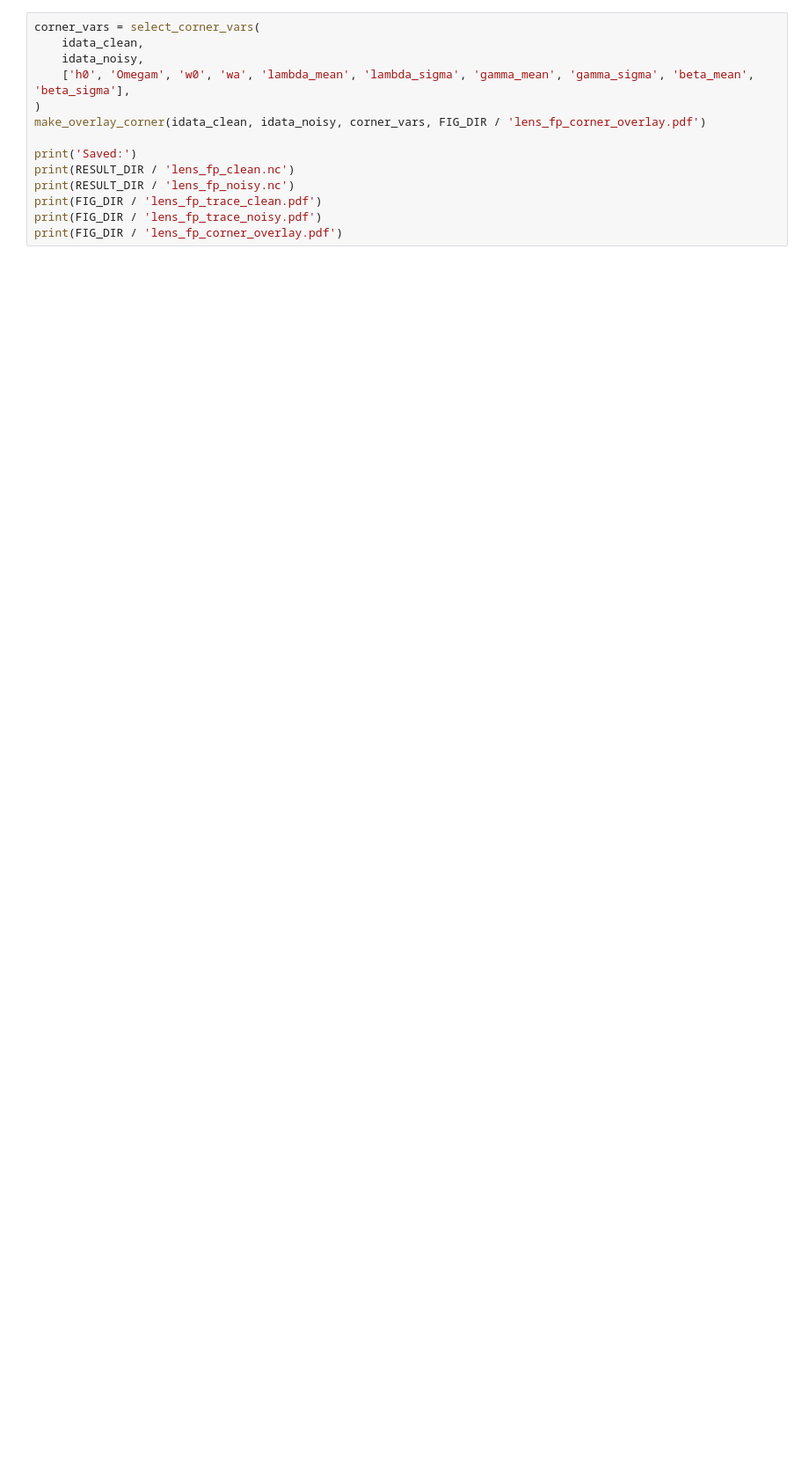
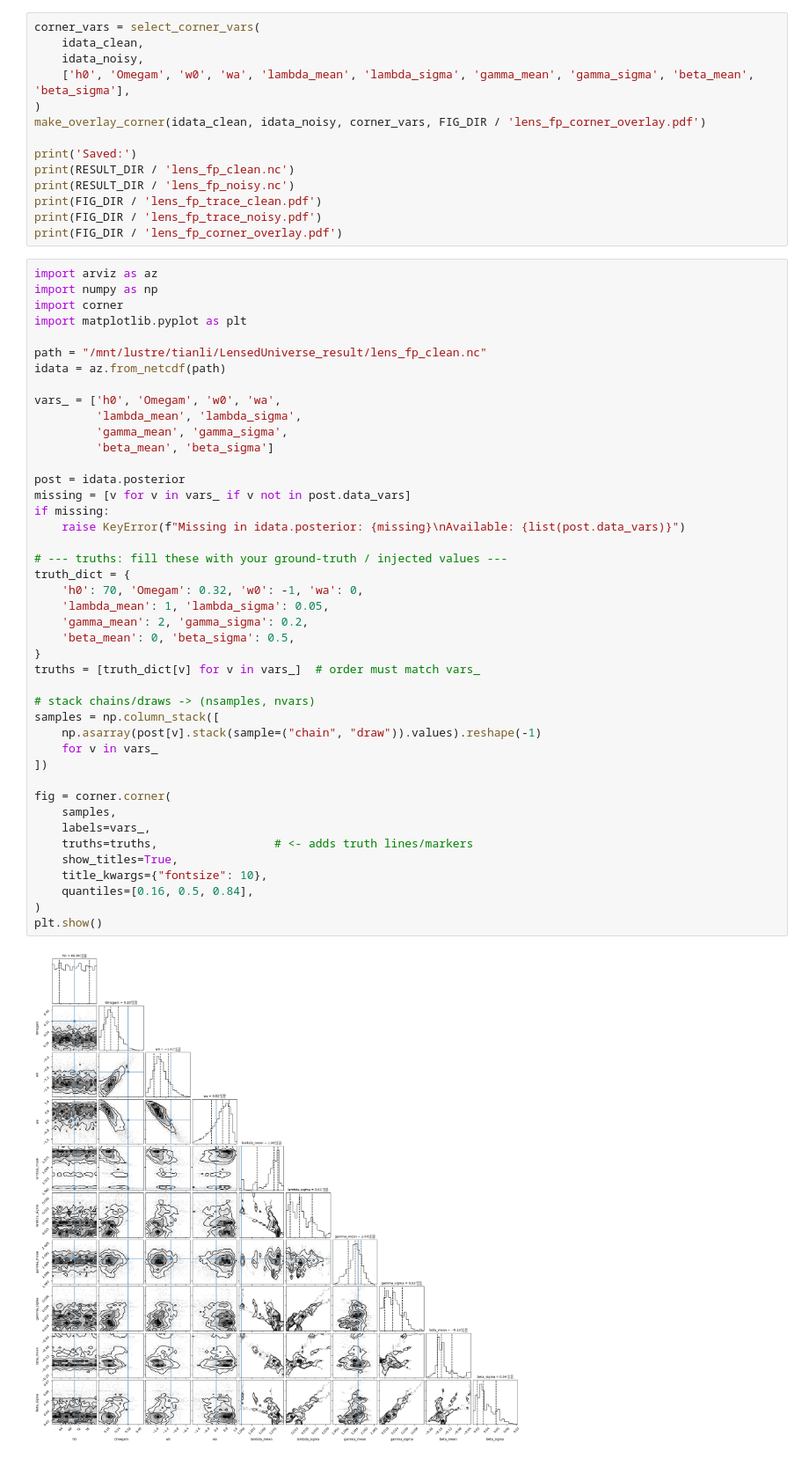
Before and after one commit to astroskylee/LensedUniverse, a Jupyter notebook: test_lens_fundamental_plane.ipynb, the cells around one changed output. Shown at 88% size. Drawn from its saved outputs; the diff is of its cells as text; blank space fills up the shorter version.

```diff
--- a/test_lens_fundamental_plane.ipynb
+++ b/test_lens_fundamental_plane.ipynb
@@ -227,3 +256,48 @@ print(RESULT_DIR / 'lens_fp_noisy.nc')
 print(FIG_DIR / 'lens_fp_trace_clean.pdf')
 print(FIG_DIR / 'lens_fp_trace_noisy.pdf')
 print(FIG_DIR / 'lens_fp_corner_overlay.pdf')
+# %%
+import arviz as az
+import numpy as np
+import corner
+import matplotlib.pyplot as plt
+
+path = "/mnt/lustre/tianli/LensedUniverse_result/lens_fp_clean.nc"
+idata = az.from_netcdf(path)
+
+vars_ = ['h0', 'Omegam', 'w0', 'wa',
+         'lambda_mean', 'lambda_sigma',
+         'gamma_mean', 'gamma_sigma',
+         'beta_mean', 'beta_sigma']
+
+post = idata.posterior
+missing = [v for v in vars_ if v not in post.data_vars]
+if missing:
+    raise KeyError(f"Missing in idata.posterior: {missing}\nAvailable: {list(post.data_vars)}")
+
+# --- truths: fill these with your ground-truth / injected values ---
+truth_dict = {
+    'h0': 70, 'Omegam': 0.32, 'w0': -1, 'wa': 0,
+    'lambda_mean': 1, 'lambda_sigma': 0.05,
+    'gamma_mean': 2, 'gamma_sigma': 0.2,
+    'beta_mean': 0, 'beta_sigma': 0.5,
+}
+truths = [truth_dict[v] for v in vars_]  # order must match vars_
+
+# stack chains/draws -> (nsamples, nvars)
+samples = np.column_stack([
+    np.asarray(post[v].stack(sample=("chain", "draw")).values).reshape(-1)
+    for v in vars_
+])
+
+fig = corner.corner(
+    samples,
+    labels=vars_,
+    truths=truths,                 # <- adds truth lines/markers
+    show_titles=True,
+    title_kwargs={"fontsize": 10},
+    quantiles=[0.16, 0.5, 0.84],
+)
+plt.show()
+# %% [output]
+[figure, added]
```
Also changed, not shown: parts of 3 cells of this notebook, 7 other files.
